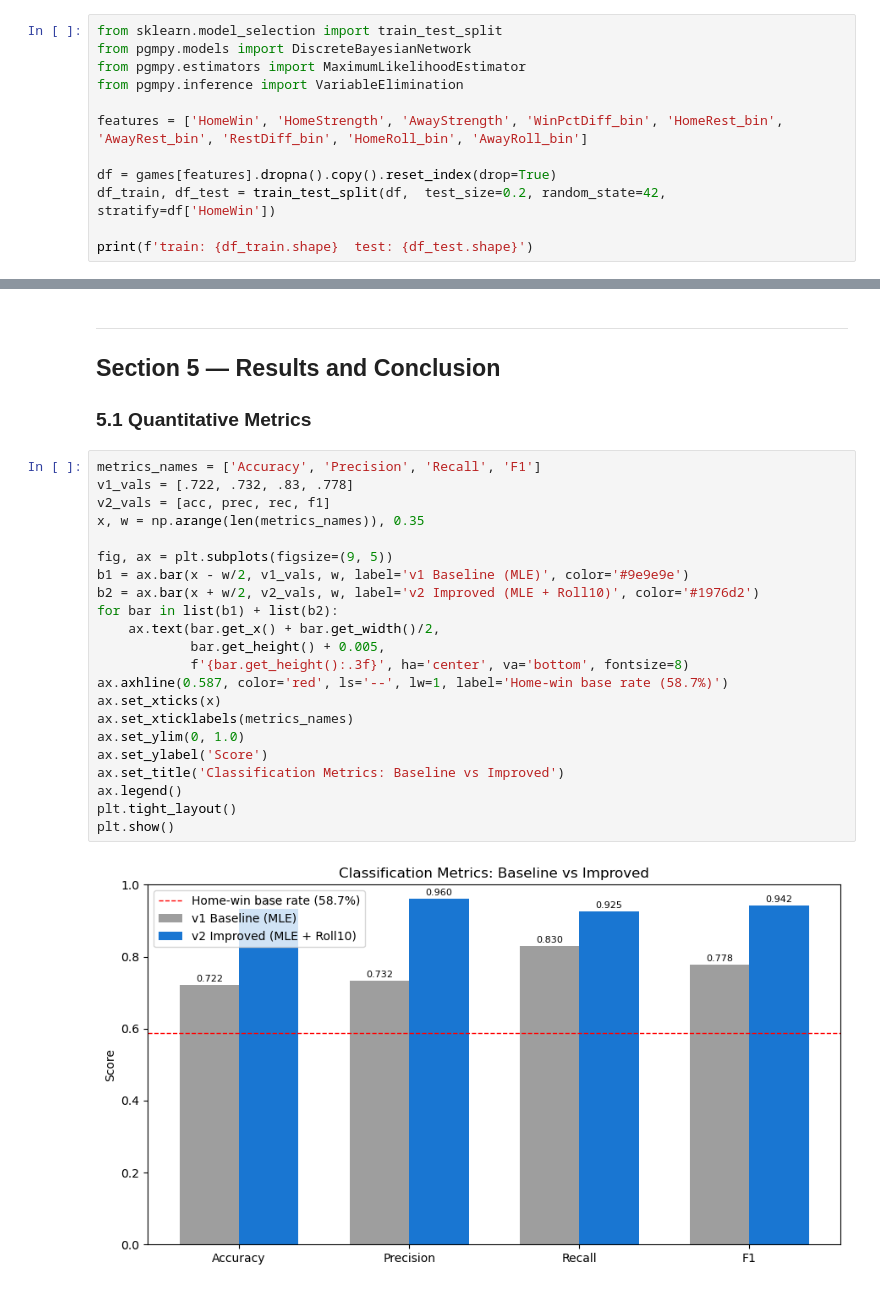
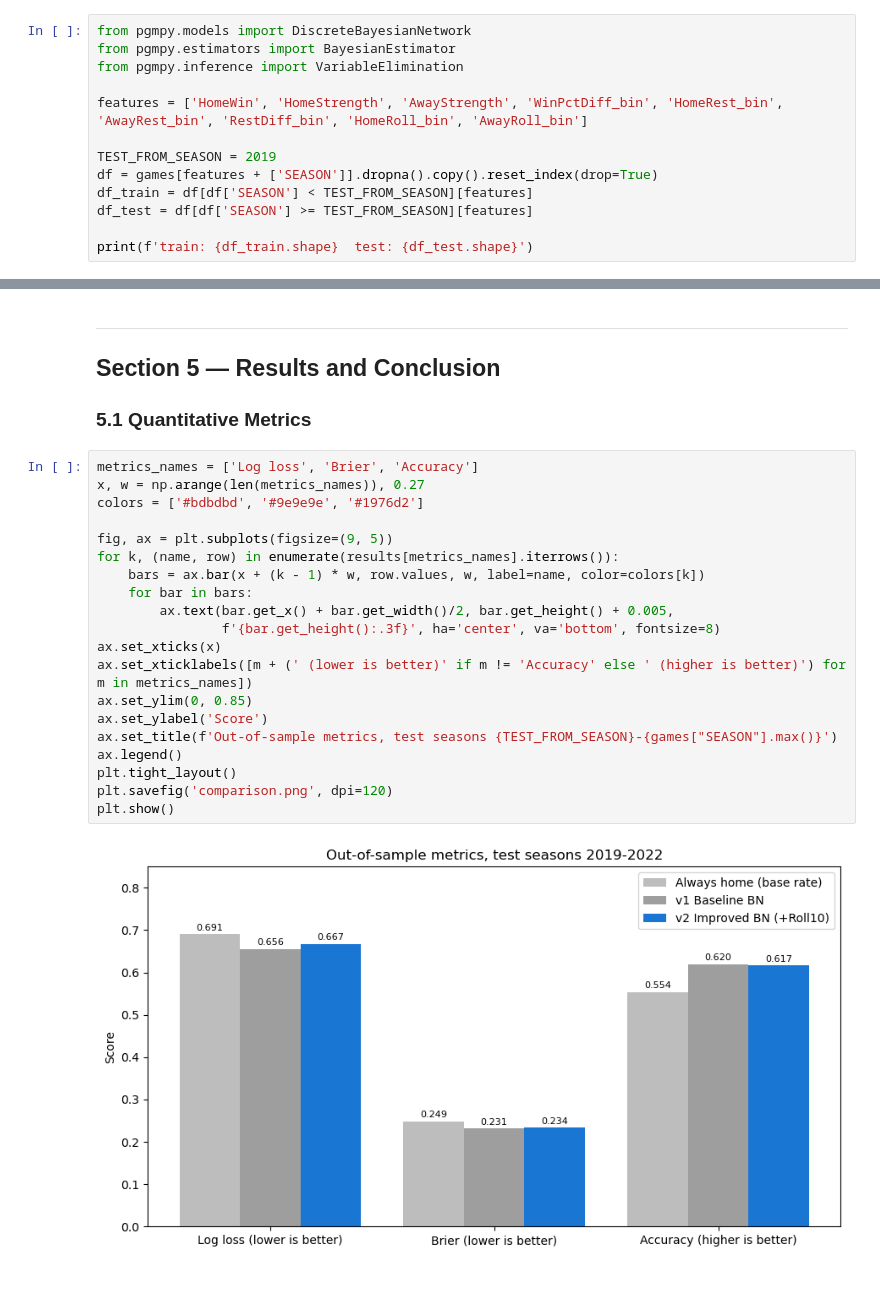
Before and after one commit to leowiemelt/NBA-Bayes-Net, a Jupyter notebook: nbamodel_improved.ipynb, the cells around one changed output, grey strips where cells are left out. Drawn from its saved outputs; the diff is of its cells as text.

```diff
--- a/nbamodel_improved.ipynb
+++ b/nbamodel_improved.ipynb
@@ -233,13 +233,14 @@ The feature matrix is built by discretizing the continuous inputs, then selectin
 # %%
-from sklearn.model_selection import train_test_split
 from pgmpy.models import DiscreteBayesianNetwork
-from pgmpy.estimators import MaximumLikelihoodEstimator
+from pgmpy.estimators import BayesianEstimator
 from pgmpy.inference import VariableElimination
 
 features = ['HomeWin', 'HomeStrength', 'AwayStrength', 'WinPctDiff_bin', 'HomeRest_bin', 'AwayRest_bin', 'RestDiff_bin', 'HomeRoll_bin', 'AwayRoll_bin']
 
-df = games[features].dropna().copy().reset_index(drop=True)
-df_train, df_test = train_test_split(df,  test_size=0.2, random_state=42, stratify=df['HomeWin'])
+TEST_FROM_SEASON = 2019
+df = games[features + ['SEASON']].dropna().copy().reset_index(drop=True)
+df_train = df[df['SEASON'] < TEST_FROM_SEASON][features]
+df_test = df[df['SEASON'] >= TEST_FROM_SEASON][features]
 
 print(f'train: {df_train.shape}  test: {df_test.shape}')
 # %% [output]
@@ -394,29 +408,27 @@ F1-score: 77.82%
 
 ### 5.1 Quantitative Metrics
 # %%
-metrics_names = ['Accuracy', 'Precision', 'Recall', 'F1']
-v1_vals = [.722, .732, .83, .778]
-v2_vals = [acc, prec, rec, f1]
-x, w = np.arange(len(metrics_names)), 0.35
+metrics_names = ['Log loss', 'Brier', 'Accuracy']
+x, w = np.arange(len(metrics_names)), 0.27
+colors = ['#bdbdbd', '#9e9e9e', '#1976d2']
 
 fig, ax = plt.subplots(figsize=(9, 5))
-b1 = ax.bar(x - w/2, v1_vals, w, label='v1 Baseline (MLE)', color='#9e9e9e')
-b2 = ax.bar(x + w/2, v2_vals, w, label='v2 Improved (MLE + Roll10)', color='#1976d2')
-for bar in list(b1) + list(b2):
-    ax.text(bar.get_x() + bar.get_width()/2,
-            bar.get_height() + 0.005,
-            f'{bar.get_height():.3f}', ha='center', va='bottom', fontsize=8)
-ax.axhline(0.587, color='red', ls='--', lw=1, label='Home-win base rate (58.7%)')
+for k, (name, row) in enumerate(results[metrics_names].iterrows()):
+    bars = ax.bar(x + (k - 1) * w, row.values, w, label=name, color=colors[k])
+    for bar in bars:
+        ax.text(bar.get_x() + bar.get_width()/2, bar.get_height() + 0.005,
+                f'{bar.get_height():.3f}', ha='center', va='bottom', fontsize=8)
 ax.set_xticks(x)
-ax.set_xticklabels(metrics_names)
-ax.set_ylim(0, 1.0)
+ax.set_xticklabels([m + (' (lower is better)' if m != 'Accuracy' else ' (higher is better)') for m in metrics_names])
+ax.set_ylim(0, 0.85)
 ax.set_ylabel('Score')
-ax.set_title('Classification Metrics: Baseline vs Improved')
+ax.set_title(f'Out-of-sample metrics, test seasons {TEST_FROM_SEASON}-{games["SEASON"].max()}')
 ax.legend()
 plt.tight_layout()
+plt.savefig('comparison.png', dpi=120)
 plt.show()
 # %% [output]
-[figure, old version]
+[figure, new version]
 # %% [markdown]
 ## Results and Conclusion
 
```
Also changed, not shown: parts of 13 cells of this notebook, 2 other files.
